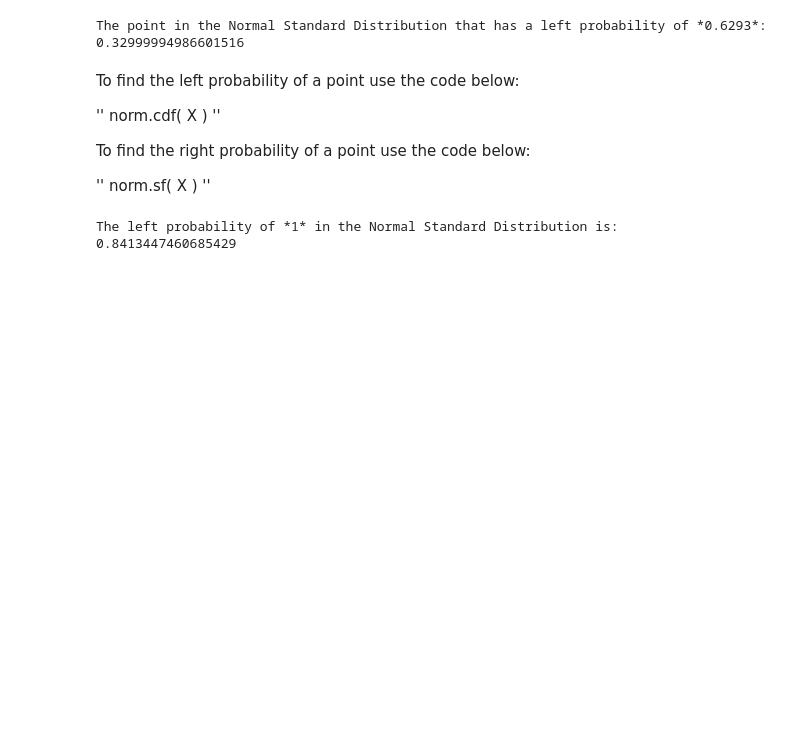
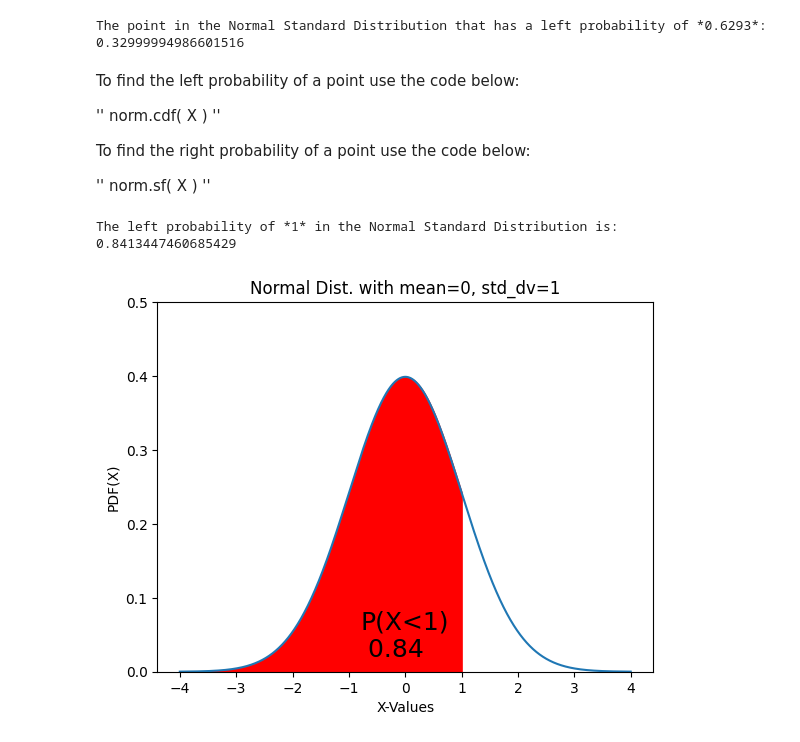
Before and after one commit to olamineZakaria/Satistique-with-python, a Jupyter notebook: Chapter1.ipynb, the cells around one changed output. Cells and saved outputs as stored; diff of their text form; code cells hidden in the pictures; blank space fills up the shorter version.

```diff
--- a/Chapter1.ipynb
+++ b/Chapter1.ipynb
@@ -213,3 +213,20 @@ X = 1
 print(f'The left probability of *{X}* in the Normal Standard Distribution is: ', norm.cdf(X))
 # %% [output]
 The left probability of *1* in the Normal Standard Distribution is:  0.8413447460685429
+# %%
+fig, ax = plt.subplots()
+
+#Distribution curve
+x= np.arange(-4, 4, 0.001)
+ax.plot(x, norm.pdf(x, loc=0, scale=1))
+ax.set_title("Normal Dist. with mean=0, std_dv=1")
+ax.set_xlabel('X-Values')
+ax.set_ylabel('PDF(X)')
+
+px=np.arange(-4,1, 0.001)
+ax.set_ylim(0, 0.5)
+ax.fill_between(px, norm.pdf(px, loc=0, scale=1), color='red')
+prob = norm.cdf(X)
+ax.text(-0.8, 0.02, f'P(X<{np.round(X, 3)})\n {np.round(prob, 2)}', fontsize=18);
+# %% [output]
+[figure, added]
```
